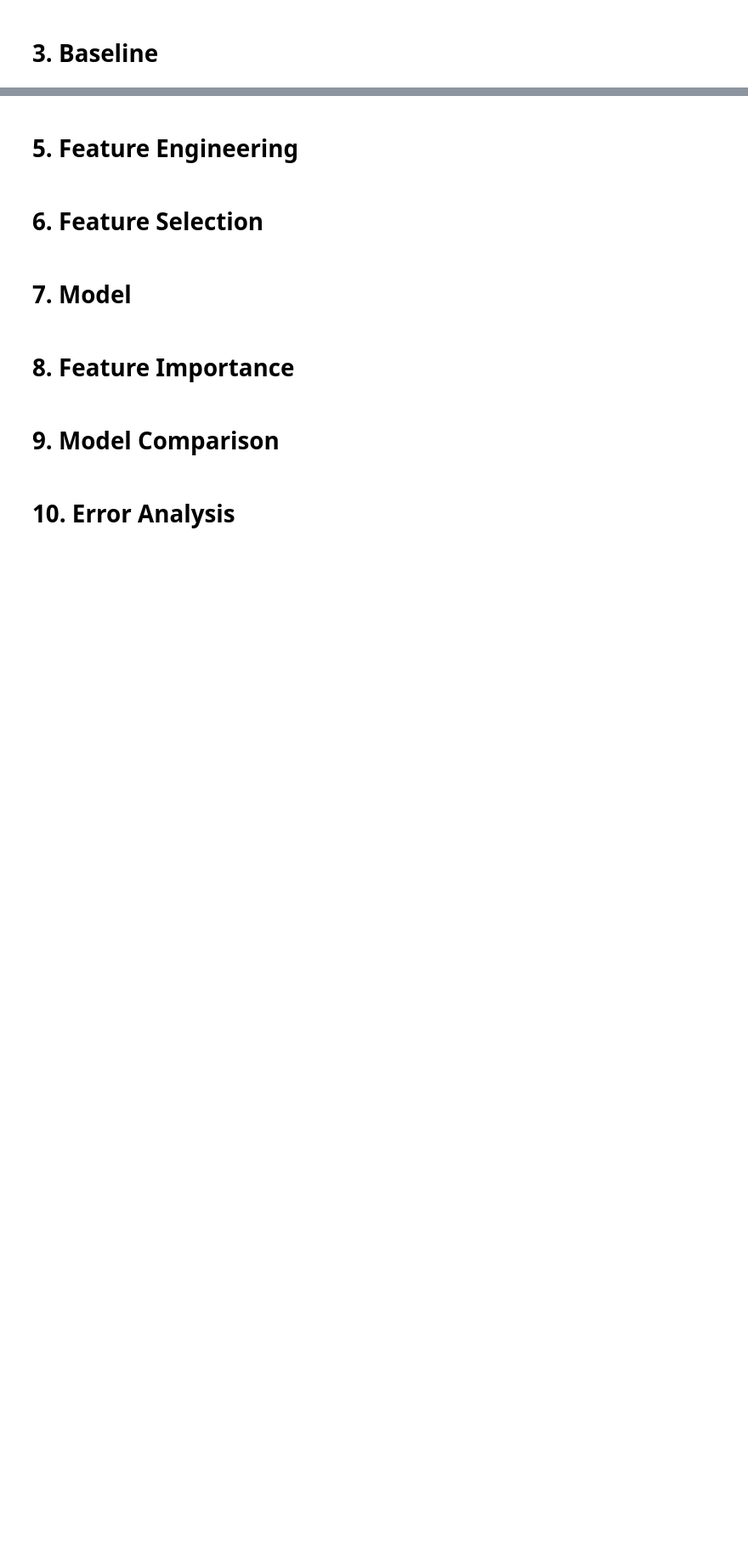
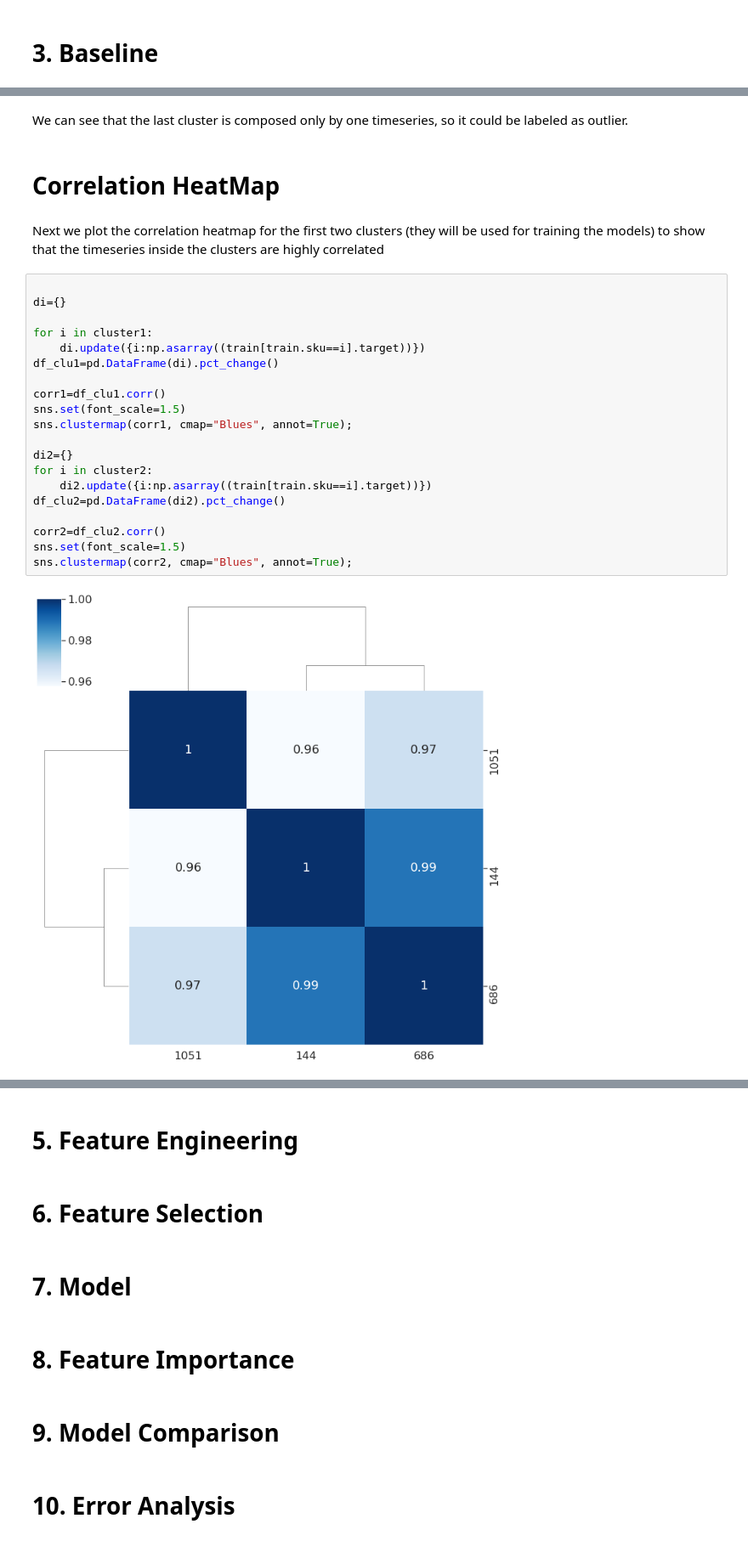
Before and after one commit to tommasofioravanti/DMTMCourseProject, a Jupyter notebook: consegna/analysis_flow.ipynb, the cells around one changed output, grey strips where cells are left out. Shown: that part at 85% size. Drawn from its saved outputs; the diff is of its cells as text; blank space fills up the shorter version.

```diff
--- a/consegna/analysis_flow.ipynb
+++ b/consegna/analysis_flow.ipynb
@@ -17,0 +129,28 @@ Questo progetto serve a...
+# %% [markdown]
+We can see that the last cluster is composed only by one timeseries, so it could be labeled as outlier.
+# %% [markdown]
+# Correlation HeatMap
+# %% [markdown]
+Next we plot the correlation heatmap for the first two clusters (they will be used for training the models) to show that the timeseries inside the clusters are highly correlated
+# %%
+
+di={}
+
+for i in cluster1:
+    di.update({i:np.asarray((train[train.sku==i].target))})
+df_clu1=pd.DataFrame(di).pct_change()
+
+corr1=df_clu1.corr()
+sns.set(font_scale=1.5)
+sns.clustermap(corr1, cmap="Blues", annot=True);
+
+di2={}
+for i in cluster2:
+    di2.update({i:np.asarray((train[train.sku==i].target))})
+df_clu2=pd.DataFrame(di2).pct_change()
+
+corr2=df_clu2.corr()
+sns.set(font_scale=1.5)
+sns.clustermap(corr2, cmap="Blues", annot=True);
+# %% [output]
+[figure, added]
```
Also changed, not shown: parts of 19 cells of this notebook.
